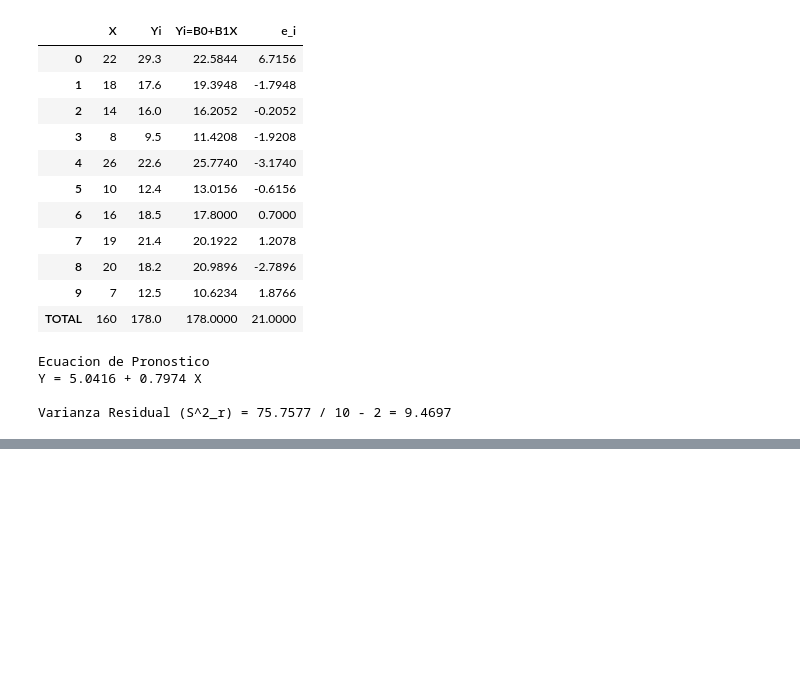
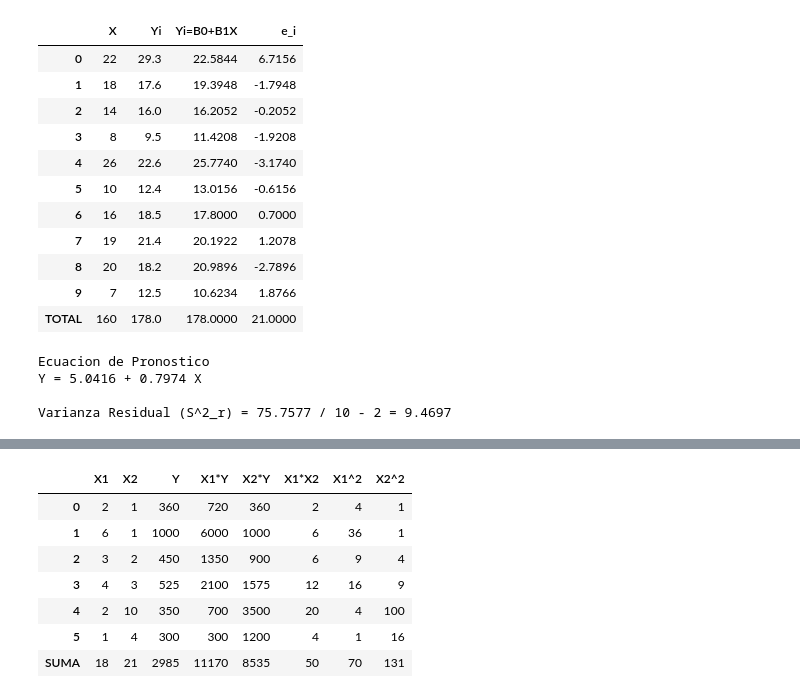
Before and after one commit to ElderJV/UNI-VERANO, a Jupyter notebook: EstadisticaInferencial/Ejercicios_S8.ipynb, the cells around one changed output, grey strips where cells are left out. Cells and saved outputs as stored; diff of their text form; code cells hidden in the pictures; blank space fills up the shorter version.

```diff
--- a/EstadisticaInferencial/Ejercicios_S8.ipynb
+++ b/EstadisticaInferencial/Ejercicios_S8.ipynb
@@ -272,0 +442,81 @@ Varianza Residual (S^2_r) = 75.7577 / 10 - 2 = 9.4697
+# %%
+import matplotlib.pyplot as plt
+import numpy as np
+import math
+
+# Datos
+y = [360,1000,450,525,350,300]
+X1 = [2,6,3,4,2,1]
+X2 = [1,1,2,3,10,4]
+n = len(y)
+
+# Calculo de Sumas X1/X2/Y/X1*Y/X2*Y/X1*X2/X1^2/X2^2
+X1xY=[]
+X2xY=[]
+X1xX2=[]
+X1_2 = []
+X2_2 = []
+for posC,numero in enumerate(y):
+    valorX1xY = X1[posC]*numero
+    valorX2xY = X2[posC]*numero
+    valorX1xX2 = X1[posC]*X2[posC]
+    valorX1_2 = X1[posC]**2
+    valorX2_2 = X2[posC]**2
+    X1xY.append(valorX1xY)
+    X2xY.append(valorX2xY)
+    X1xX2.append(valorX1xX2)
+    X1_2.append(valorX1_2)
+    X2_2.append(valorX2_2)
+
+# Crear una Tabla
+Tabla1 = {
+    'X1': X1+[sum(X1)],
+    'X2': X2+[sum(X2)],
+    'Y': y+[sum(y)],
+    'X1*Y': X1xY+[sum(X1xY)],
+    'X2*Y': X2xY+[sum(X2xY)],
+    'X1*X2': X1xX2+[sum(X1xX2)],
+    'X1^2': X1_2+[sum(X1_2)],
+    'X2^2': X2_2+[sum(X2_2)]
+}
+tb1 = pd.DataFrame(Tabla1)
+tb1 = tb1.rename(index={n:'SUMA'})
+# Mostrar el DataFrame
+display(tb1)
+
+# Definir una matriz
+matriz = np.array([[  n,     sum(X1),    sum(X2)],
+                   [sum(X1),sum(X1_2),sum(X1xX2)],
+                   [sum(X2),sum(X1xX2),sum(X2_2)]])
+
+# Definir la segunda matriz (3x1)
+matriz_3x1 = np.array([[sum( y )],
+                       [sum(X1xY)],
+                       [sum(X2xY)]])
+
+# Calcular la inversa de la matriz
+matriz_inversa = np.linalg.inv(matriz)
+
+# Calcular el producto de matrices
+producto = np.dot(matriz_inversa,matriz_3x1)
+
+print("Matriz:")
+print(matriz)
+print("\nMatriz inversa:")
+print(matriz_inversa)
+
+print("\nMatriz 3x1:")
+print(matriz_3x1)
+print("\nProducto de matrices:")
+print(producto)
+
+print("\nY = ",producto[0][0],"+",producto[1][0],"+",producto[2][0])
+# %% [output]
+|  | X1 | X2 | Y | X1*Y | X2*Y | X1*X2 | X1^2 | X2^2 |
+| 0 | 2 | 1 | 360 | 720 | 360 | 2 | 4 | 1 |
+| 1 | 6 | 1 | 1000 | 6000 | 1000 | 6 | 36 | 1 |
+| 2 | 3 | 2 | 450 | 1350 | 900 | 6 | 9 | 4 |
+| 3 | 4 | 3 | 525 | 2100 | 1575 | 12 | 16 | 9 |
+| 4 | 2 | 10 | 350 | 700 | 3500 | 20 | 4 | 100 |
+| 5 | 1 | 4 | 300 | 300 | 1200 | 4 | 1 | 16 |
+| SUMA | 18 | 21 | 2985 | 11170 | 8535 | 50 | 70 | 131 |
```
Also changed, not shown: parts of 7 cells of this notebook, 8 other files.
